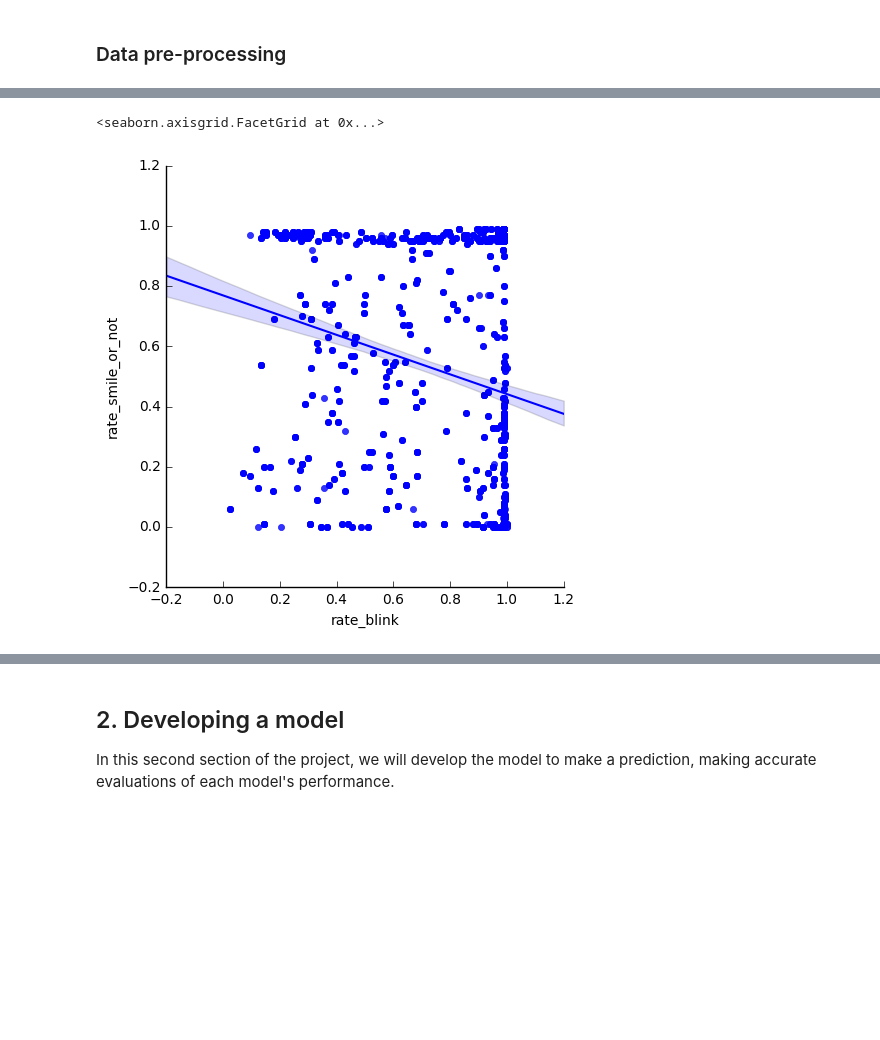
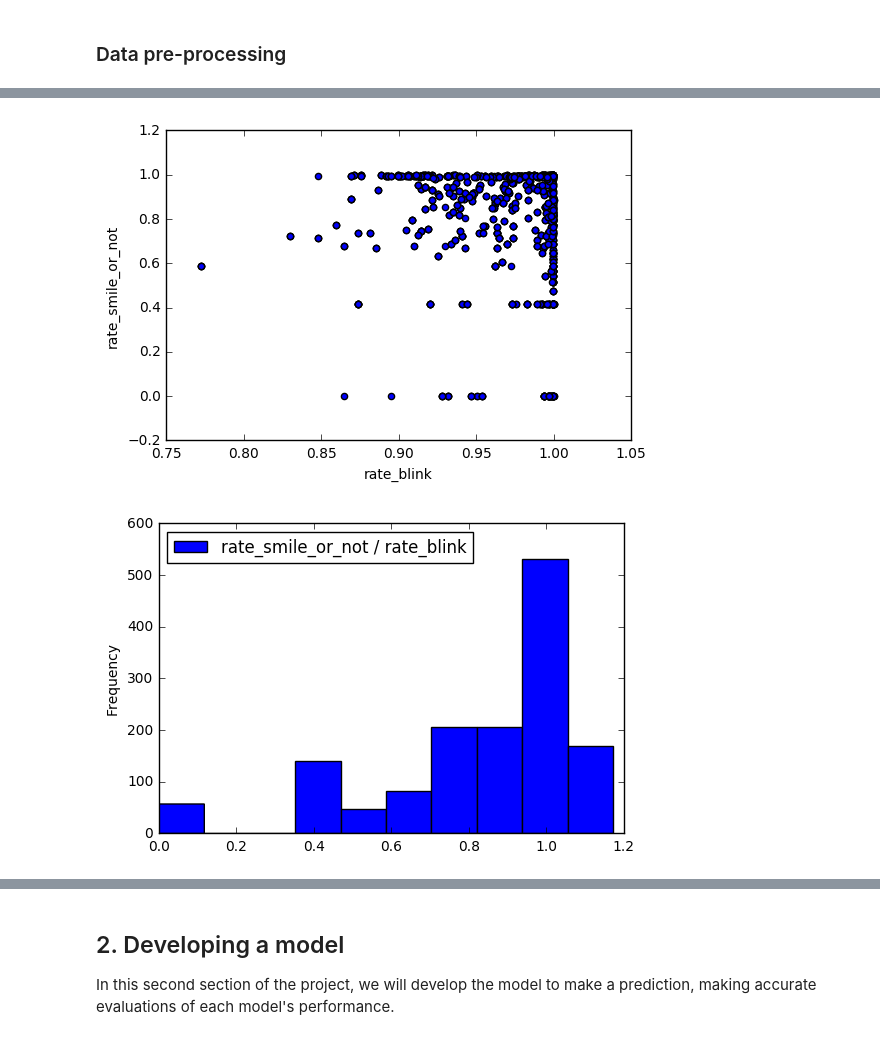
Before and after one commit to thiagomarquesrocha/Kaio-machine-learning-human-face-detection, a Jupyter notebook: kaio/kaio.ipynb, the cells around one changed output, grey strips where cells are left out. Cells and saved outputs as stored; diff of their text form; code cells hidden in the pictures; blank space fills up the shorter version.

Commit message:
feat: Data pre-processing and correlation analysis

```diff
--- a/kaio/kaio.ipynb
+++ b/kaio/kaio.ipynb
@@ -272,7 +267,15 @@ outlier_by_corr_and_ci(df_angry)
-# %%
-import seaborn as sns
-
-sns.lmplot(x='rate_blink',y='rate_smile_or_not', data=df_happy)
-# %% [output]
-<seaborn.axisgrid.FacetGrid at 0x...>
-[figure, removed]
+# %%
+from sklearn import preprocessing
+
+def normalize(df):
+    X_normalized = np.power(df['rate_blink'], .07)
+    Y_normalized = np.power(df['rate_smile_or_not'], .19)
+
+    pd.DataFrame.from_items([('rate_smile_or_not', Y_normalized.ravel()), ('rate_blink' , X_normalized.ravel())]).plot.scatter(x='rate_blink', y='rate_smile_or_not')
+
+    pd.DataFrame.from_items([('rate_smile_or_not / rate_blink', Y_normalized.ravel() / X_normalized.ravel() )]).plot.hist()
+
+normalize(df_happy)
+# %% [output]
+[figure, added]
+[figure, added]
```
Also changed, not shown: parts of 3 cells of this notebook.
